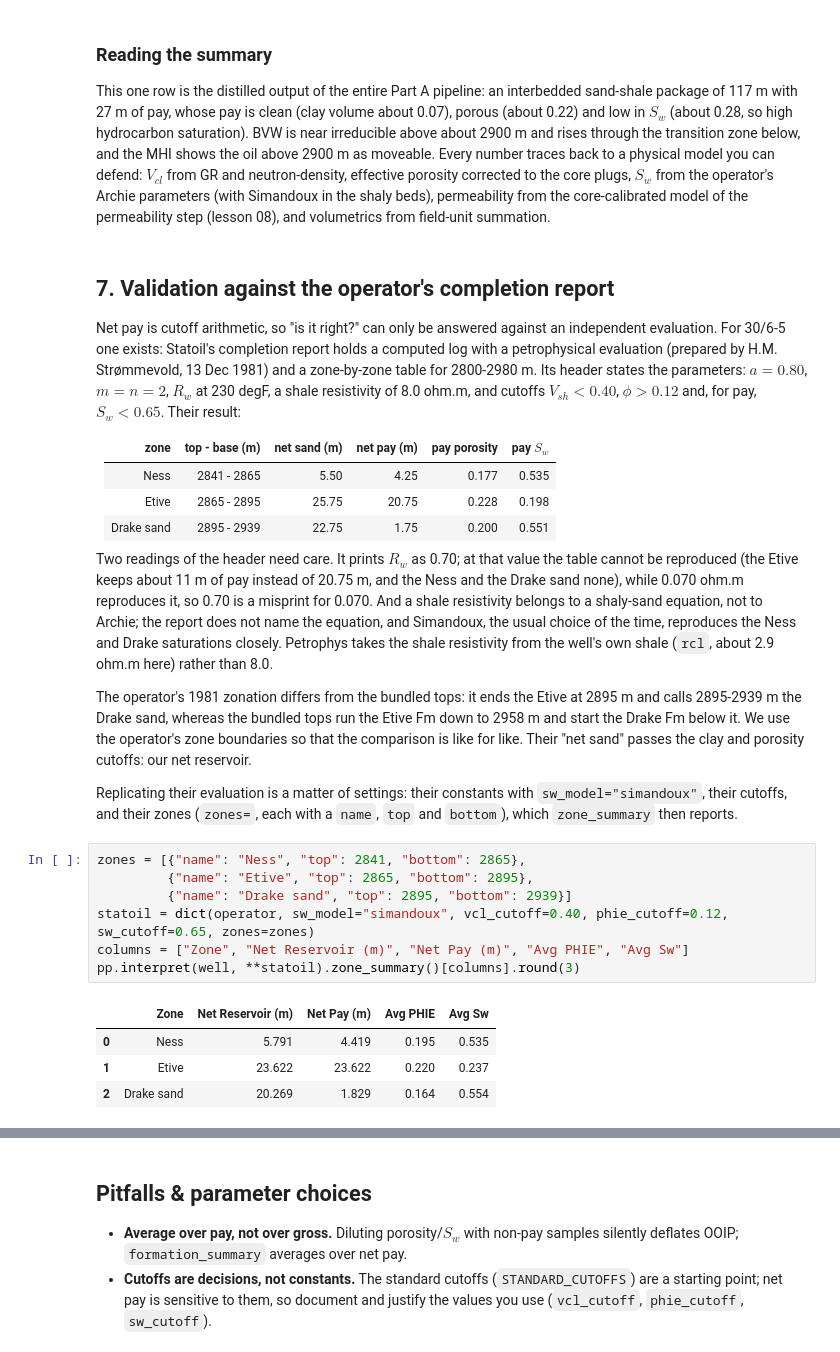
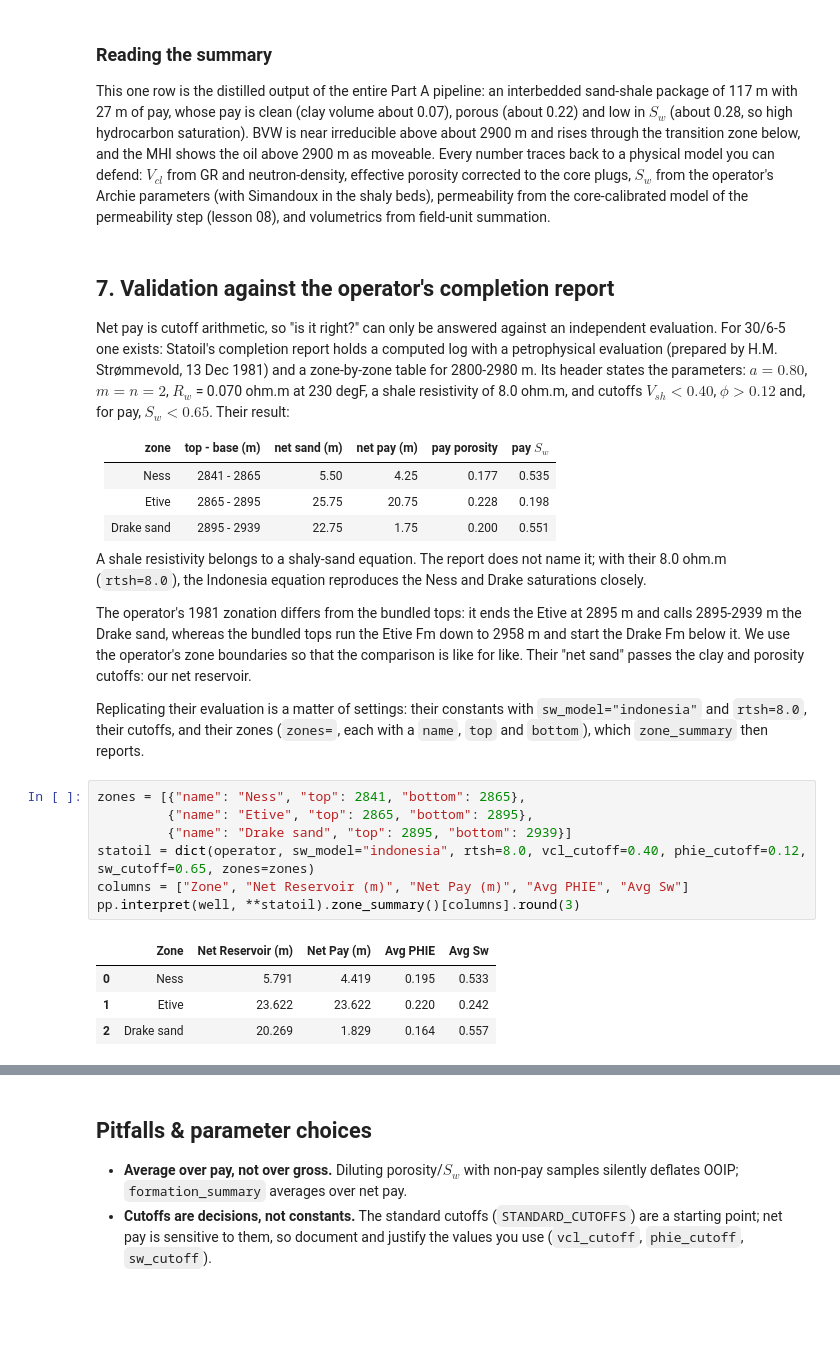
Before and after one commit to sambalshikhar/petrophys, a Jupyter notebook: examples/part_a_foundations/09_reservoir_quality_and_net_pay.ipynb, the cells around one changed output, grey strips where cells are left out. Drawn from its saved outputs; the diff is of its cells as text; blank space fills up the shorter version.

```diff
--- a/examples/part_a_foundations/09_reservoir_quality_and_net_pay.ipynb
+++ b/examples/part_a_foundations/09_reservoir_quality_and_net_pay.ipynb
@@ -322,8 +322,9 @@ Net pay is cutoff arithmetic, so "is it right?" can only be answered against an
 independent evaluation. For 30/6-5 one exists: Statoil's completion report holds a
 computed log with a petrophysical evaluation (prepared by H.M. Strømmevold, 13 Dec
 1981) and a zone-by-zone table for 2800-2980 m. Its header states the parameters:
-$a = 0.80$, $m = n = 2$, $R_w$ at 230 degF, a shale resistivity of 8.0 ohm.m, and
-cutoffs $V_{sh} < 0.40$, $\phi > 0.12$ and, for pay, $S_w < 0.65$. Their result:
+$a = 0.80$, $m = n = 2$, $R_w$ = 0.070 ohm.m at 230 degF, a shale resistivity of
+8.0 ohm.m, and cutoffs $V_{sh} < 0.40$, $\phi > 0.12$ and, for pay, $S_w < 0.65$.
+Their result:
 
 | zone | top - base (m) | net sand (m) | net pay (m) | pay porosity | pay $S_w$ |
 |---|---|---|---|---|---|
@@ -331,13 +332,9 @@ cutoffs $V_{sh} < 0.40$, $\phi > 0.12$ and, for pay, $S_w < 0.65$. Their result:
 | Etive | 2865 - 2895 | 25.75 | 20.75 | 0.228 | 0.198 |
 | Drake sand | 2895 - 2939 | 22.75 | 1.75 | 0.200 | 0.551 |
 
-Two readings of the header need care. It prints $R_w$ as 0.70; at that value the
-table cannot be reproduced (the Etive keeps about 11 m of pay instead of 20.75 m, and
-the Ness and the Drake sand none), while 0.070 ohm.m reproduces it, so 0.70 is a
-misprint for 0.070. And a shale resistivity belongs to a shaly-sand equation, not to
-Archie; the report does not name the equation, and Simandoux, the usual choice of the
-time, reproduces the Ness and Drake saturations closely. Petrophys takes the shale
-resistivity from the well's own shale (`rcl`, about 2.9 ohm.m here) rather than 8.0.
+A shale resistivity belongs to a shaly-sand equation. The report does not name it;
+with their 8.0 ohm.m (`rtsh=8.0`), the Indonesia equation reproduces the Ness and
+Drake saturations closely.
 
 The operator's 1981 zonation differs from the bundled tops: it ends the Etive at
 2895 m and calls 2895-2939 m the Drake sand, whereas the bundled tops run the
@@ -346,20 +343,20 @@ zone boundaries so that the comparison is like for like. Their "net sand" passes
 clay and porosity cutoffs: our net reservoir.
 
 Replicating their evaluation is a matter of settings: their constants with
-`sw_model="simandoux"`, their cutoffs, and their zones (`zones=`, each with a `name`,
-`top` and `bottom`), which `zone_summary` then reports.
+`sw_model="indonesia"` and `rtsh=8.0`, their cutoffs, and their zones (`zones=`, each
+with a `name`, `top` and `bottom`), which `zone_summary` then reports.
 # %%
 zones = [{"name": "Ness", "top": 2841, "bottom": 2865},
          {"name": "Etive", "top": 2865, "bottom": 2895},
          {"name": "Drake sand", "top": 2895, "bottom": 2939}]
-statoil = dict(operator, sw_model="simandoux", vcl_cutoff=0.40, phie_cutoff=0.12, sw_cutoff=0.65, zones=zones)
+statoil = dict(operator, sw_model="indonesia", rtsh=8.0, vcl_cutoff=0.40, phie_cutoff=0.12, sw_cutoff=0.65, zones=zones)
 columns = ["Zone", "Net Reservoir (m)", "Net Pay (m)", "Avg PHIE", "Avg Sw"]
 pp.interpret(well, **statoil).zone_summary()[columns].round(3)
 # %% [output]
 |  | Zone | Net Reservoir (m) | Net Pay (m) | Avg PHIE | Avg Sw |
-| 0 | Ness | 5.791 | 4.419 | 0.195 | 0.535 |
-| 1 | Etive | 23.622 | 23.622 | 0.220 | 0.237 |
-| 2 | Drake sand | 20.269 | 1.829 | 0.164 | 0.554 |
+| 0 | Ness | 5.791 | 4.419 | 0.195 | 0.533 |
+| 1 | Etive | 23.622 | 23.622 | 0.220 | 0.242 |
+| 2 | Drake sand | 20.269 | 1.829 | 0.164 | 0.557 |
 # %% [markdown]
 The main pay call is reproduced. Net sand agrees within about 2.5 m in every zone.
 In the shaly Ness and the Drake sand, pay and pay $S_w$ match closely: 4.4 m against
```
Also changed, not shown: parts of 3 cells of this notebook, 18 other files.
